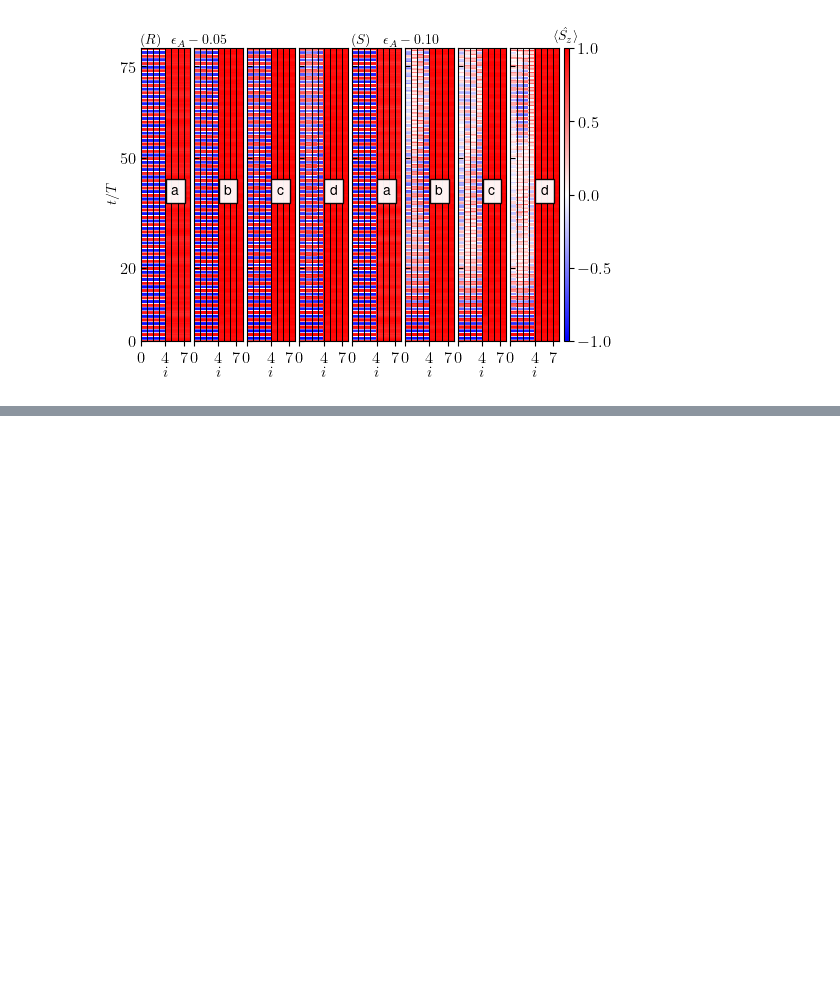
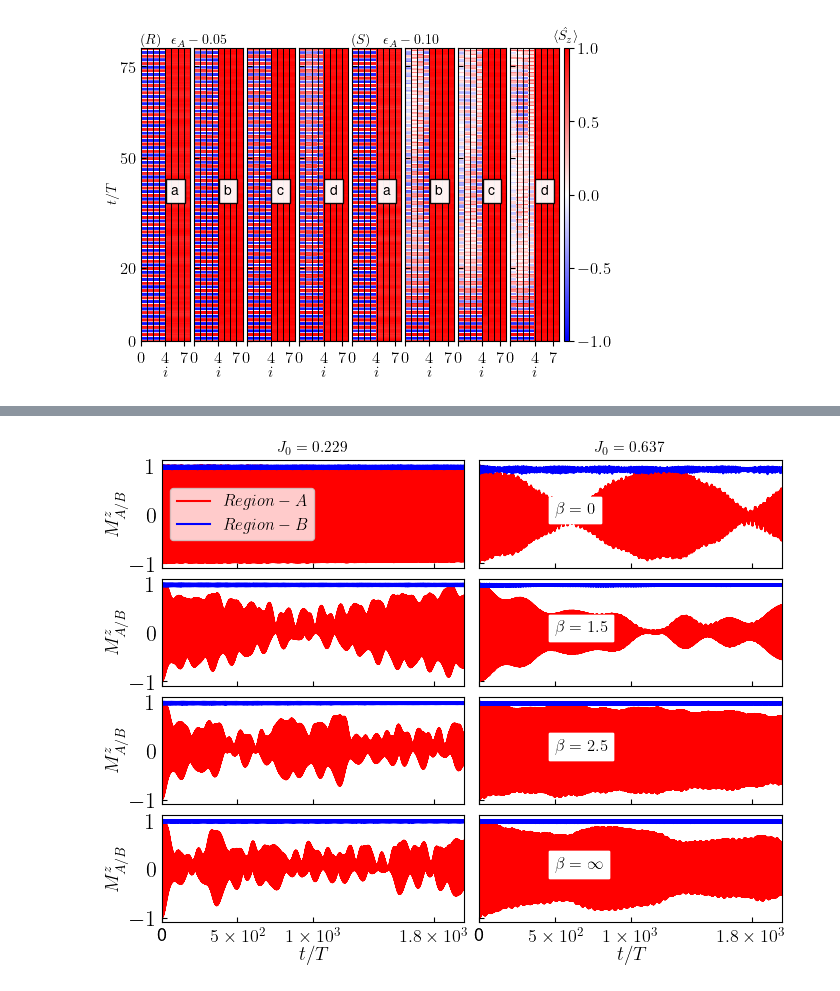
Before and after one commit to rahmahi/Chimera_Time_Crystal, a Jupyter notebook: codes/new_algo/chimera_codes_new_algo.ipynb, the cells around one changed output, grey strips where cells are left out. Saved outputs shown, nothing was run; the diff lists cells and outputs as text; code cells hidden in the pictures; blank space fills up the shorter version.

```diff
--- a/codes/new_algo/chimera_codes_new_algo.ipynb
+++ b/codes/new_algo/chimera_codes_new_algo.ipynb
@@ -835,0 +851,86 @@ Wall time: 1min 10s
+# %%
+import matplotlib.pyplot as plt
+import h5py
+import numpy as np
+
+plt.rcParams.update({"figure.figsize": (8., 6),"text.usetex": True,"font.family": "sans-serif",
+    "font.size": 16,"font.sans-serif": ["Helvetica"]})
+w = 20
+T = 2 * np.pi/w
+jvalues = [0.072/T,0.2/T]
+
+fig, axs = plt.subplots(4, 2, sharey=True, sharex=True)
+plt.subplots_adjust(wspace=0.05, hspace=0.1)
+
+with open("mz8files.txt", 'r') as fp:
+    lines = fp.readlines()
+    x = len(lines)
+    for i in range(0,x):
+        filename = lines[i][:-1]
+        print(filename)
+        with h5py.File(filename, "r") as f:
+            data_a = f['mza'][()]
+            data_b = f['mzb'][()]
+            times = f['times'][()]
+            N = f.attrs['N']
+            Jvalue = f.attrs['Jvalue']
+            beta = f.attrs['beta']
+            w = f.attrs['w']
+
+            print('beta',beta)
+
+            if Jvalue == jvalues[0]:
+                jh = 0
+            else:
+                jh = 1
+
+            if beta == 0:
+                ii = 0
+                lbl = fr"$\beta={beta}$"
+            if beta == 1.5:
+                ii = 1
+                lbl = fr"$\beta={beta}$"
+            if beta == 2.5:
+                ii = 2
+                lbl = fr"$\beta={beta}$"
+            if beta == float('inf'):
+                ii = 3
+                lbl = r"$\beta={\infty}$"
+
+
+            axs[ii][jh].plot(times/T, data_a, color='red', label= r"$Region-A$")
+            axs[ii][jh].plot(times/T, data_b, color='blue', label= r"$Region-B$")
+
+            axs[0][0].legend(frameon = True, loc = 6, fontsize = 12)
+
+            axs[ii][jh].set_xlim(0, 2000)
+            #axs[ii][jh].set_xscale('log')
+            axs[ii][jh].tick_params(which='both', axis="x", direction="in")
+            axs[ii][jh].tick_params(which='both', axis="y", direction="in")
+            axs[0][jh].set_title(fr"$J_0 = {Jvalue:1.3f}$", fontsize= 11)
+
+
+
+            axs[ii][0].set_ylabel(r"$M^z_{A/B}$",fontsize = 14, labelpad= 0.0)
+
+            if ii ==3:
+                axs[ii][1].text(500, 0.0, lbl, fontsize=12, bbox=dict(facecolor='white', alpha=1.0, edgecolor='white'))
+            else:
+                axs[ii][1].text(500, 0.0, lbl, fontsize=12, bbox=dict(facecolor='white', alpha=1.0, edgecolor='white'))
+
+
+axs[3][0].set_xlabel(r"$t/T$", fontsize = 14, labelpad= 0.5)
+axs[3][0].set_xticks([0, 5e2, 1e3, 1.8e3])
+axs[3][0].set_xticklabels(['0', r"$5 \times 10^2$",\
+                           r"$1 \times 10^3$",r"$1.8 \times 10^3$"], fontsize = 13)
+
+axs[3][1].set_xlabel(r"$t/T$", fontsize = 14, labelpad= 0.5)
+axs[3][1].set_xticks([0, 5e2, 1e3, 1.8e3])
+axs[3][1].set_xticklabels([0, r"$5 \times 10^2$",\
+                           r"$1 \times 10^3$",r"$1.8 \times 10^3$"], fontsize = 13)
+
+
+#plt.savefig('mz_betas.pdf', bbox_inches='tight', pad_inches=0.0, dpi = 600)
+plt.savefig('regional_mz_betas.svg', bbox_inches='tight', pad_inches=0.0, dpi = 600)
+plt.show()
+# %% [output]
@@ -835,0 +953 @@ Wall time: 1min 10s
+[figure, added]
```
Also changed, not shown: parts of 5 cells of this notebook, 10 other files.
